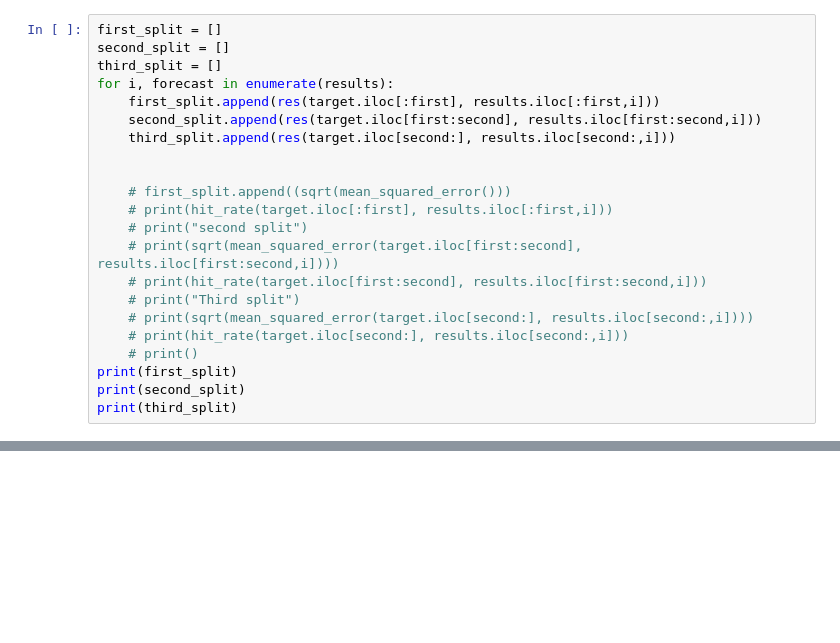
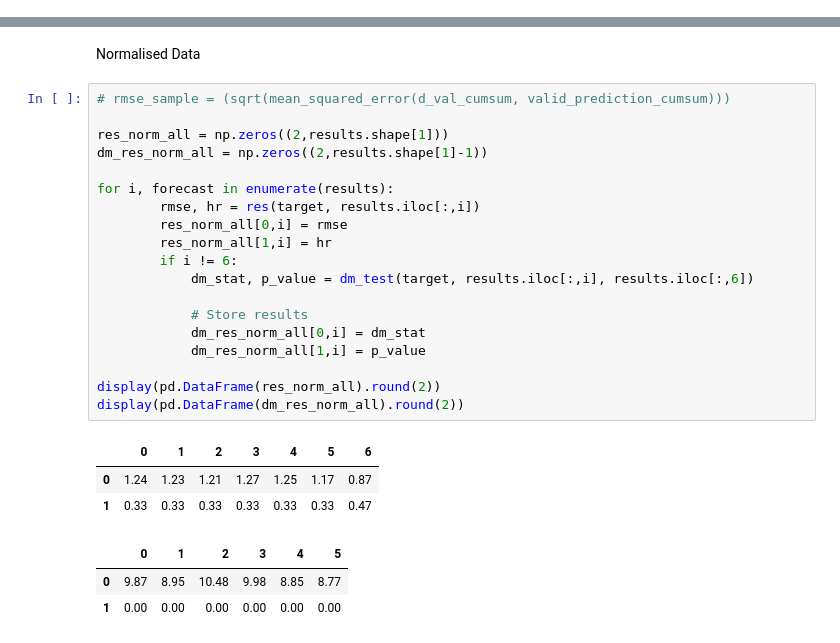
Before and after one commit to TiesHRL/DyART, a Jupyter notebook: Combined_code/results.ipynb, the cells around one changed output, grey strips where cells are left out. Cells and saved outputs as stored; diff of their text form; blank space fills up the shorter version.

```diff
--- a/Combined_code/results.ipynb
+++ b/Combined_code/results.ipynb
@@ -90,22 +55,0 @@ def res(target, forecast):
-# %%
-first_split = []
-second_split = []
-third_split = []
-for i, forecast in enumerate(results):
-    first_split.append(res(target.iloc[:first], results.iloc[:first,i]))
-    second_split.append(res(target.iloc[first:second], results.iloc[first:second,i]))
-    third_split.append(res(target.iloc[second:], results.iloc[second:,i]))
-
-
-    # first_split.append((sqrt(mean_squared_error()))
-    # print(hit_rate(target.iloc[:first], results.iloc[:first,i]))
-    # print("second split")
-    # print(sqrt(mean_squared_error(target.iloc[first:second], results.iloc[first:second,i])))
-    # print(hit_rate(target.iloc[first:second], results.iloc[first:second,i]))
-    # print("Third split")
-    # print(sqrt(mean_squared_error(target.iloc[second:], results.iloc[second:,i])))
-    # print(hit_rate(target.iloc[second:], results.iloc[second:,i]))
-    # print()
-print(first_split)
-print(second_split)
-print(third_split)
@@ -146,0 +132,28 @@ new_df
+# %% [markdown]
+Normalised Data
+# %%
+# rmse_sample = (sqrt(mean_squared_error(d_val_cumsum, valid_prediction_cumsum)))
+
+res_norm_all = np.zeros((2,results.shape[1]))
+dm_res_norm_all = np.zeros((2,results.shape[1]-1))
+
+for i, forecast in enumerate(results):
+        rmse, hr = res(target, results.iloc[:,i])
+        res_norm_all[0,i] = rmse
+        res_norm_all[1,i] = hr
+        if i != 6:
+            dm_stat, p_value = dm_test(target, results.iloc[:,i], results.iloc[:,6])
+
+            # Store results
+            dm_res_norm_all[0,i] = dm_stat
+            dm_res_norm_all[1,i] = p_value
+
+display(pd.DataFrame(res_norm_all).round(2))
+display(pd.DataFrame(dm_res_norm_all).round(2))
+# %% [output]
+|  | 0 | 1 | 2 | 3 | 4 | 5 | 6 |
+| 0 | 1.24 | 1.23 | 1.21 | 1.27 | 1.25 | 1.17 | 0.87 |
+| 1 | 0.33 | 0.33 | 0.33 | 0.33 | 0.33 | 0.33 | 0.47 |
+|  | 0 | 1 | 2 | 3 | 4 | 5 |
+| 0 | 9.87 | 8.95 | 10.48 | 9.98 | 8.85 | 8.77 |
+| 1 | 0.00 | 0.00 | 0.00 | 0.00 | 0.00 | 0.00 |
```
Also changed, not shown: parts of 20 cells of this notebook, 9 other files.
